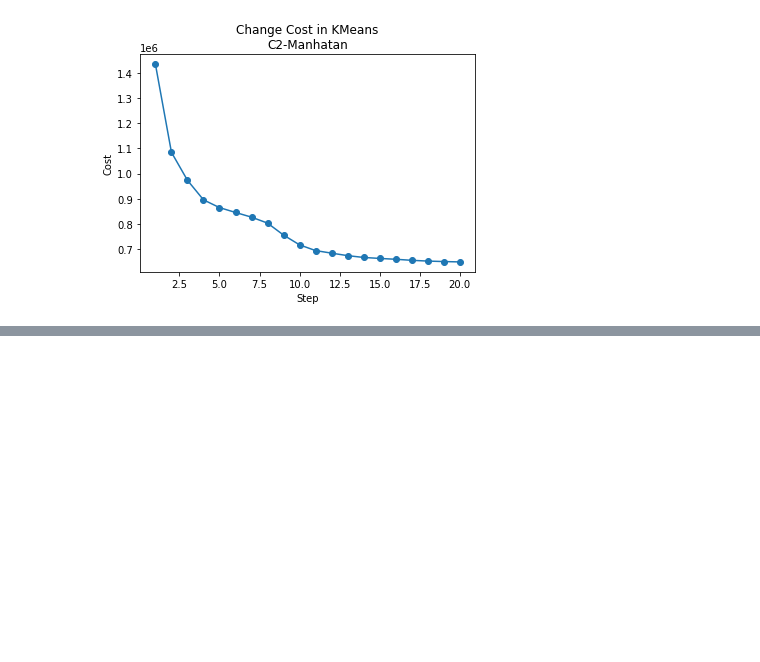
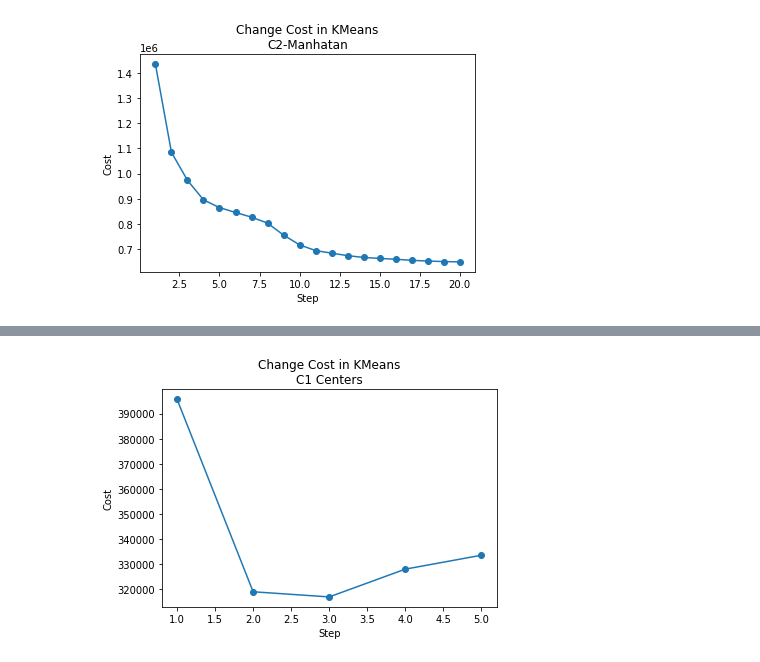
Before and after one commit to AUT-Student/BigData-HW2, a Jupyter notebook: BigData_HW2_Q3.ipynb, the cells around one changed output, grey strips where cells are left out. Drawn from its saved outputs; the diff is of its cells as text; code cells hidden in the pictures; blank space fills up the shorter version.

Commit message:
Implement a pandas version of kmeans

```diff
--- a/BigData_HW2_Q3.ipynb
+++ b/BigData_HW2_Q3.ipynb
@@ -79,3 +76,5 @@ NUMBER_FEATURES = 58
+# %%
+NUMBER_FEATURES = len(dataset_pandas["data"].values[0])
 # %% [markdown]
 # KMeans
 # %%
@@ -241,0 +243,82 @@ Change cost percent in ten steps 51%
+# %%
+# Libraries
+from copy import deepcopy
+import pandas as pd
+import numpy as np
+import matplotlib.pyplot as plt
+
+!gdown 1PdXgb4w0gtsocKHmeGQ_zPfb3VbW9YhL
+!unzip /content/Bigdata_hw2_datasets.zip
+
+# Dataset
+dataset_pandas = pd.read_csv("/content/Bigdata_hw2_datasets/q3/data.txt", header=None, names=["data"])
+dataset_pandas["data"] = dataset_pandas["data"].apply(lambda x:x.split(" "))
+dataset_pandas["data"] = dataset_pandas["data"].apply(lambda item: np.array([float(x) for x in item]))
+dataset_pandas["data-id"] = range(len(dataset_pandas))
+
+# Initial Centers
+c1_pandas = pd.read_csv("/content/Bigdata_hw2_datasets/q3/c1.txt", header=None, names=["center"])
+c1_pandas["center"] = c1_pandas["center"].apply(lambda x:x.split(" "))
+c1_pandas["center"] = c1_pandas["center"].apply(lambda item: np.array([float(x) for x in item]))
+c1_pandas["center-id"] = range(len(c1_pandas))
+
+class KMeans():
+  def __init__(self, dataset, center, description):
+    self.description = description
+    self.dataset_tmp = deepcopy(dataset)
+    self.center_tmp = deepcopy(center)
+
+  def run(self, number_epochs):
+    self.number_epochs = number_epochs
+    self.costs = []
+    for step in range(number_epochs):
+      print("=====================")
+      print(f"step = {step}")
+
+      self.dataset_tmp["center-id"] = np.nan
+      self.dataset_tmp["distance"] = np.nan
+
+      # Find center for each data
+      for i, dataset_row in self.dataset_tmp.iterrows():
+        data = dataset_row["data"]
+        data_id = dataset_row["data-id"]
+
+        best_center_id = None
+        best_distance = np.inf
+        for _, center_row in self.center_tmp.iterrows():
+          center = center_row["center"]
+          center_id = center_row["center-id"]
+
+          distance = np.linalg.norm(data-center)
+
+          if distance < best_distance:
+            best_distance = distance
+            best_center_id = center_id
+
+        self.dataset_tmp.at[i, "center-id"] = best_center_id
+        self.dataset_tmp.at[i, "distance"] = best_distance
+
+      # Sum of distances
+      print("Distance =", sum([x**2 for x in self.dataset_tmp["distance"].values]))
+      self.costs.append(sum([x**2 for x in self.dataset_tmp["distance"].values]))
+
+      # Update Center with its asigned data
+      for i in range(len(self.center_tmp)):
+        self.center_tmp.at[i, "center"] = np.average(self.dataset_tmp[self.dataset_tmp["center-id"] == i]["data"].values)
+
+    return None
+
+  # Plot costs
+  def report(self):
+    plt.scatter(range(1, self.number_epochs+1), self.costs)
+    plt.plot(range(1, self.number_epochs+1), self.costs)
+    plt.xlabel("Step")
+    plt.ylabel("Cost")
+    plt.title(f"Change Cost in KMeans\n{self.description}")
+    plt.show()
+
+# Run Algorithm
+kmeans = KMeans(dataset=dataset_pandas, center=c1_pandas, description=f"C1 Centers")
+kmeans_output = kmeans.run(number_epochs=5)
+kmeans.report()
+# %% [output]
@@ -241,0 +342 @@ Change cost percent in ten steps 51%
+[figure, added]
```
Also changed, not shown: parts of 25 cells of this notebook.
